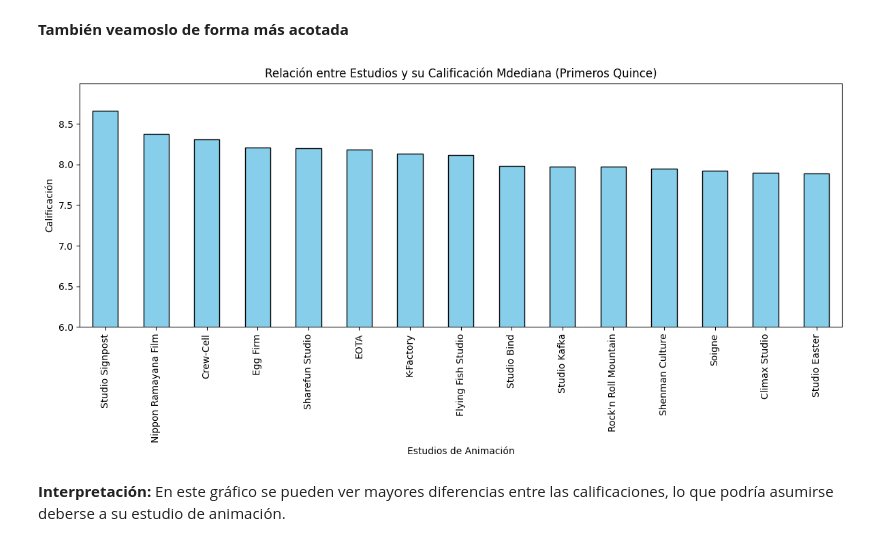
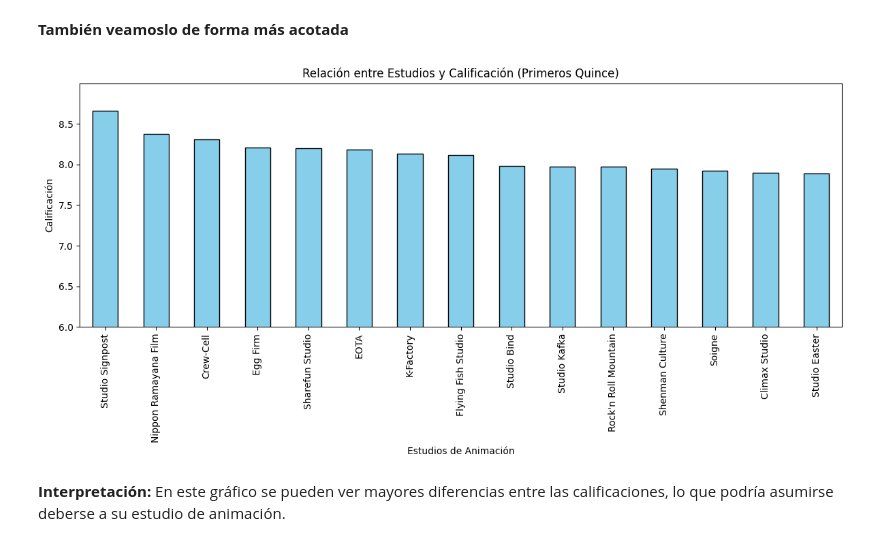
Before and after one commit to bondiolandia/TP_Laboratorio_de_M-todos_Cuantitativos_2026, a Jupyter notebook: notebook_Evolucion_del_Anime.ipynb, the cells around one changed output. Drawn from its saved outputs; the diff is of its cells as text; code cells hidden in the pictures.

```diff
--- a/notebook_Evolucion_del_Anime.ipynb
+++ b/notebook_Evolucion_del_Anime.ipynb
@@ -741,18 +755,18 @@ display(resumen_estudios.round(2))
 # %%
 mediana_por_estudios = Estudios.groupby("Studios")["Score"].median().sort_values(ascending = False).head(15)
 plt.figure(figsize=(12, 6))
 mediana_por_estudios.plot(kind="bar", color="skyblue", edgecolor="black")
-plt.title("Relación entre Estudios y su Calificación Mdediana (Primeros Quince)")
+plt.title("Relación entre Estudios y Calificación (Primeros Quince)")
 plt.xlabel("Estudios de Animación")
 plt.ylabel("Calificación")
 plt.xticks(rotation=90)
 plt.ylim(6,9)
 plt.yticks(np.arange(6.0, 9.0, 0.5))
 plt.tight_layout()
 plt.savefig("relacion_estudios_calificacion_top15.png", dpi=150)
 plt.show()
 # %% [output]
-[figure, old version]
+[figure, new version]
 # %% [markdown]
 **Interpretación:** En este gráfico se pueden ver mayores diferencias entre las calificaciones, lo que podría asumirse deberse a su estudio de animación.
 # %% [markdown]
```
Also changed, not shown: parts of 6 cells of this notebook.
